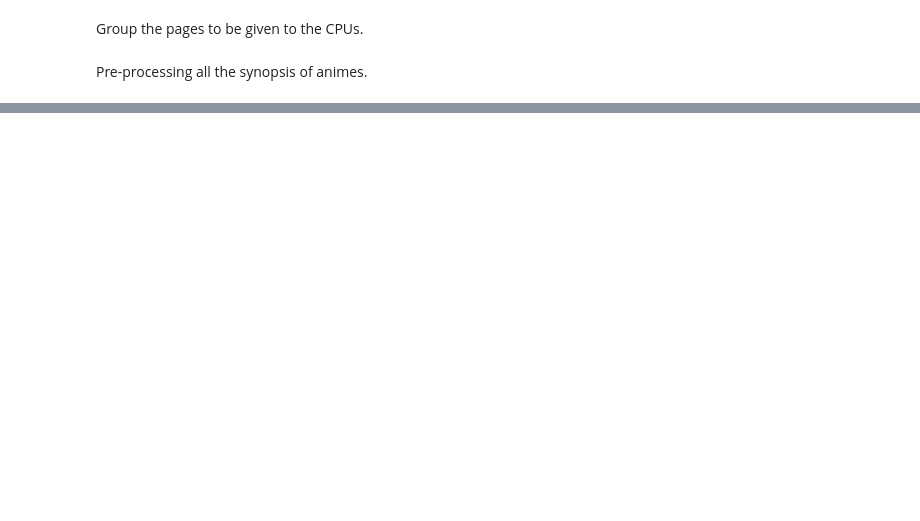
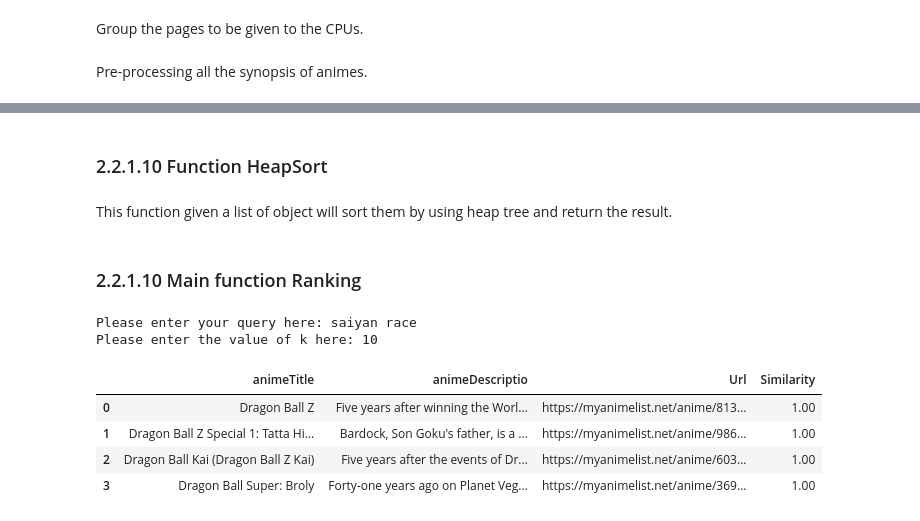
Before and after one commit to mehrdadhz-77/Finding-the-best-anime, a Jupyter notebook: main.ipynb, the cells around one changed output, grey strips where cells are left out. Cells and saved outputs as stored; diff of their text form; code cells hidden in the pictures; blank space fills up the shorter version.

Commit message:
Last version of the code

```diff
--- a/main.ipynb
+++ b/main.ipynb
@@ -626,0 +1176,80 @@ GetStaff(Webpage)
+# %% [markdown]
+### 2.2.1.10 Function HeapSort
+# %% [markdown]
+This function given a list of object will sort them by using heap tree and return the result.
+# %%
+def heapsort(objects):
+
+    # Heap Tree
+    heap = []
+
+    # Add all the given object to the tree
+    for element in objects:
+        heappush(heap, element)
+
+    # Will store the ordered version of objects
+    ordered = []
+
+    # Until we have still object in tree
+    while heap:
+        #Take the root of the tree -> Which is the highest value.
+        ordered.append(heappop(heap))
+
+    return ordered
+# %% [markdown]
+### 2.2.1.10 Main function Ranking
+# %%
+# Get the query from the user
+Query = input('Please enter your query here: ')
+
+# First K most similar documents
+K = int(input('Please enter the value of k here: '))
+
+# Loading the second inverted index term -> documents, # Occurence
+SecondInvertedIndex = json.load(open("InvertedIndex_2.json", "r"))
+
+# Loading the third inverted index term -> documents, # tfidf
+ThirdInvertedIndex = json.load(open("InvertedIndex_3.json", "r"))
+
+# Loading the vocabulary file which maps each term to a specific ID
+Vocabularies = json.load(open("Vocabulary.json", "r"))
+
+# Compute the TFIDF of the query
+QueryTFIDF = QueryToTfidf(Query, SecondInvertedIndex,Vocabularies, len(AllURLs))
+
+# Take the documents that are containing all the words
+RelatedDocuments = QueryToDocuemnts(QueryTFIDF.keys(), ThirdInvertedIndex)
+
+# Compute the similarity of each document with query
+DocumentsSimilarity = Similarity(list(QueryTFIDF.values()), deepcopy(RelatedDocuments))
+
+# Here we will store the details of each similar documents
+Data = []
+for Res in DocumentsSimilarity:
+    Path = '/home/mehrdad/ADM-HW3/HTMLS/page'
+    FileURL = open('URLs.txt', mode = 'r')
+    FileInfo = open(Path + str(Res[0]) + '/anime_' + str(Res[1]) +'.tsv', mode = 'r')
+
+    Information = FileInfo.read().split('\n')[1].split('\t')
+    Title = Information[0]
+    Description = Information[10]
+    URL = FileURL.read().split('\n')[(Res[0]-1)*50 + Res[1]]
+    Data.append([Title, Description, URL, DocumentsSimilarity[Res][-1]])
+
+# Here we will sort the documents based on the similarity using heap tree
+Data = [Doc.docInfo for Doc in heapsort([Docs(i) for i in Data])]
+
+# Setting the similarity to 2 float places
+for doc in Data:
+    doc[-1] = "{:.2f}".format(doc[-1])
+
+# Here we will pick the first K documents that are more similar with respect to the given query
+DataToDataFrame(['animeTitle','animeDescriptio', 'Url', 'Similarity'], Data[:K])
+# %% [output]
+Please enter your query here: saiyan race
+Please enter the value of k here: 10
+|  | animeTitle | animeDescriptio | Url | Similarity |
+| 0 | Dragon Ball Z | Five years after winning the Worl... | https://myanimelist.net/anime/813... | 1.00 |
+| 1 | Dragon Ball Z Special 1: Tatta Hi... | Bardock, Son Goku's father, is a ... | https://myanimelist.net/anime/986... | 1.00 |
+| 2 | Dragon Ball Kai (Dragon Ball Z Kai) | Five years after the events of Dr... | https://myanimelist.net/anime/603... | 1.00 |
+| 3 | Dragon Ball Super: Broly | Forty-one years ago on Planet Veg... | https://myanimelist.net/anime/369... | 1.00 |
```
Also changed, not shown: parts of 211 cells of this notebook.
